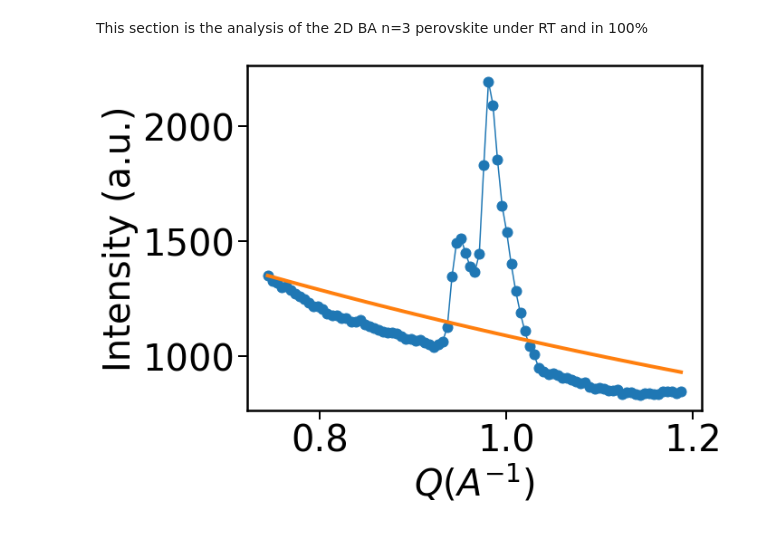
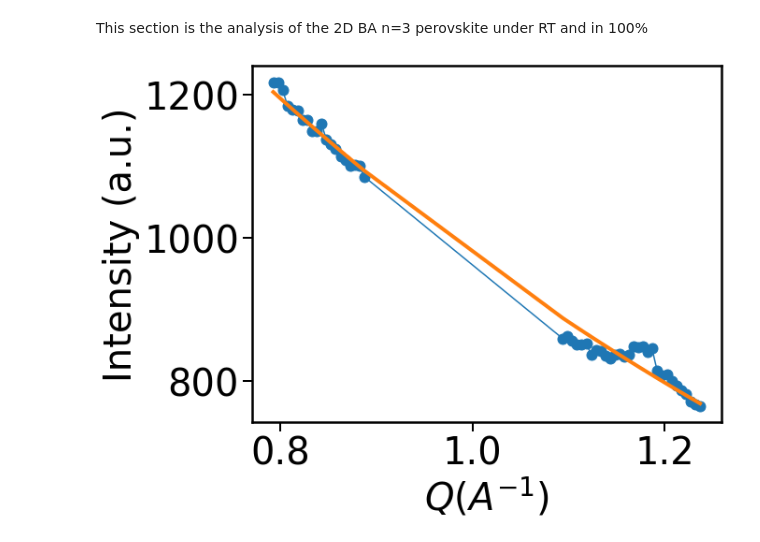
Before and after one commit to lwb56/Mohite_Lab, a Jupyter notebook: main.ipynb, the cells around one changed output. Drawn from its saved outputs; the diff is of its cells as text; code cells hidden in the pictures.

Commit message:
update pseudovogt and background

```diff
--- a/main.ipynb
+++ b/main.ipynb
@@ -174,20 +174,31 @@ time = time[indx]
 # %%
 # subtrack out the background from the data
 
 from utils.tracking import background_model
 
 # finding the start and end of an array for the 001 plane
-x1_bg = np.where(abs(data[:,0]-.75)<= .01)
+x1_bg = np.where(abs(data[:,0]-.8)<= .01)
 ind1_bg = x1_bg[0][0]
-x2_bg = np.where(abs(data[:,0]-1.2)<= .01)
+x2_bg = np.where(abs(data[:,0]-1.25)<= .01)
 ind2_bg =x2_bg[0][0]
 
-bg_model = background_model(data_file[indx[0]][ind1_bg:ind2_bg,:], int_guess= [1000, 10], linear = False)
+bg_data = data_file[indx[0]]
 
+# finding the start and end of an array for the 001 plane
+x1_111 = np.where(abs(data[:,0]-.9)<= .01)
+ind1 = x1_111[0][0]
+x2_111 = np.where(abs(data[:,0]-1.1)<= .01)
+ind2 =x2_111[0][0]
 
-plotting_model(data_file[indx[0]][ind1_bg:ind2_bg,:], bg_model)
+indices = np.concatenate((np.arange(ind1_bg, ind1),np.arange(ind2, ind2_bg)),axis = 0 )
+
+bg_data = bg_data[indices,:]
+
+bg_model = background_model(bg_data, int_guess= [1000, 10], linear = False)
+
+plotting_model(bg_data, bg_model)
 # %% [output]
-[figure, old version]
+[figure, new version]
 # %%
 
 # data_file = data_file[indx]
```
Also changed, not shown: parts of 4 cells of this notebook, 1 other file.
